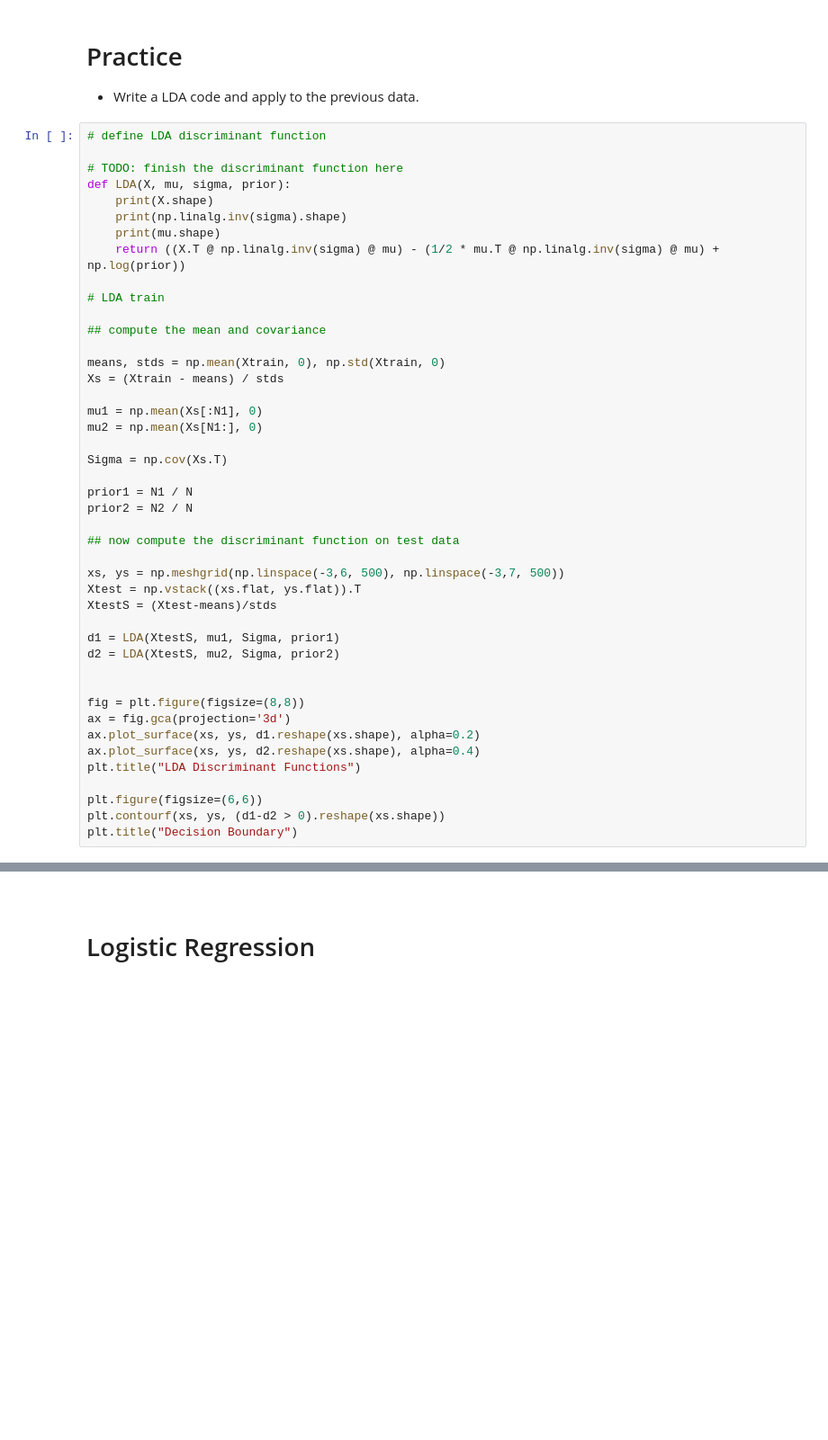
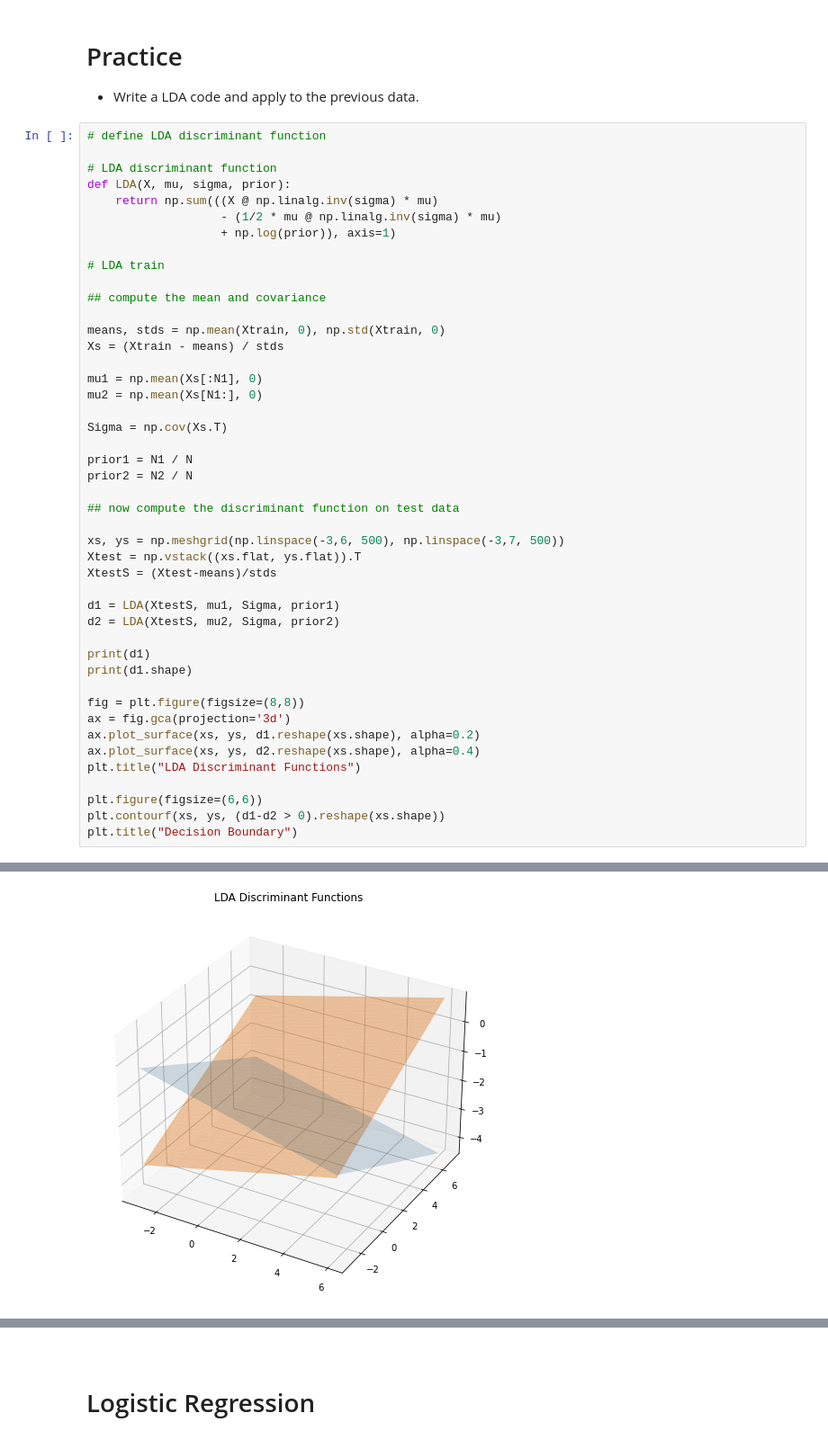
Before and after one commit to biqar/Fall-2020-ITCS-8156-MachineLearning, a Jupyter notebook: reading_assignments/3_Note-Classification.ipynb, the cells around one changed output, grey strips where cells are left out. Shown at 90% size. Saved outputs shown, nothing was run; the diff lists cells and outputs as text; blank space fills up the shorter version.

```diff
--- a/reading_assignments/3_Note-Classification.ipynb
+++ b/reading_assignments/3_Note-Classification.ipynb
@@ -510,12 +513,11 @@ $$
 # %%
 # define LDA discriminant function
 
-# TODO: finish the discriminant function here
+# LDA discriminant function
 def LDA(X, mu, sigma, prior):
-    print(X.shape)
-    print(np.linalg.inv(sigma).shape)
-    print(mu.shape)
-    return ((X.T @ np.linalg.inv(sigma) @ mu) - (1/2 * mu.T @ np.linalg.inv(sigma) @ mu) + np.log(prior))
+    return np.sum(((X @ np.linalg.inv(sigma) * mu)
+                   - (1/2 * mu @ np.linalg.inv(sigma) * mu)
+                   + np.log(prior)), axis=1)
 
 # LDA train
 
@@ -541,6 +543,8 @@ XtestS = (Xtest-means)/stds
 d1 = LDA(XtestS, mu1, Sigma, prior1)
 d2 = LDA(XtestS, mu2, Sigma, prior2)
 
+print(d1)
+print(d1.shape)
 
 fig = plt.figure(figsize=(8,8))
 ax = fig.gca(projection='3d')
@@ -558,0 +563 @@ ValueError: matmul: Input operand 1 has a mismatch in its core dimension 0, with
+[figure, added]
```
Also changed, not shown: parts of 13 cells of this notebook, 1 other file.
